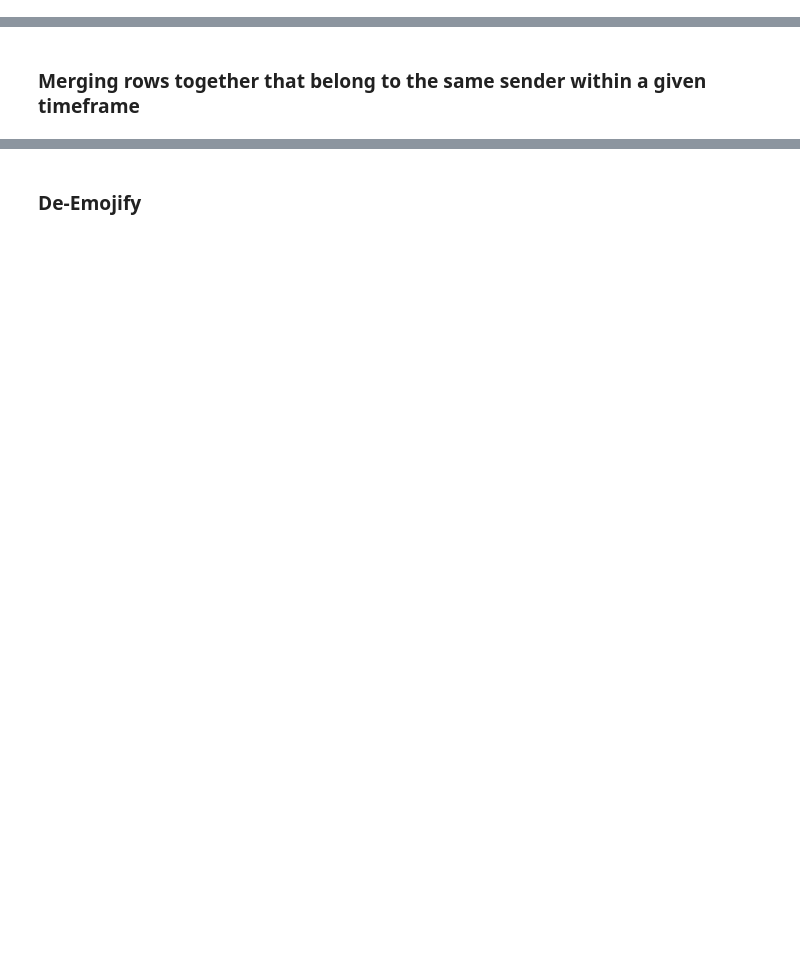
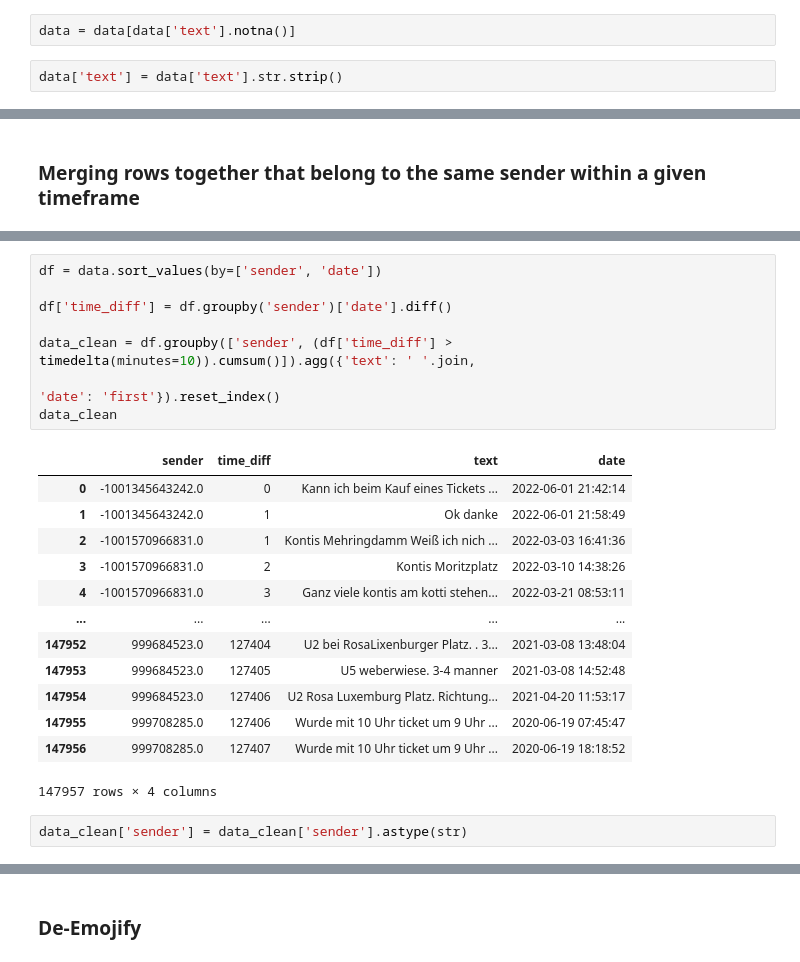
Before and after one commit to akinml/ticket-control-bvg, a Jupyter notebook: notebooks/first_nb.ipynb, the cells around one changed output, grey strips where cells are left out. Cells and saved outputs as stored; diff of their text form; blank space fills up the shorter version.

```diff
--- a/notebooks/first_nb.ipynb
+++ b/notebooks/first_nb.ipynb
@@ -141,0 +81,4 @@ data[['text', 'date']].tail()
+# %%
+data = data[data['text'].notna()]
+# %%
+data['text'] = data['text'].str.strip()
@@ -158,0 +95,24 @@ Name: date, Length: 206274, dtype: timedelta64[ns]
+# %%
+df = data.sort_values(by=['sender', 'date'])
+
+df['time_diff'] = df.groupby('sender')['date'].diff()
+
+data_clean = df.groupby(['sender', (df['time_diff'] > timedelta(minutes=10)).cumsum()]).agg({'text': ' '.join,
+                                                                                         'date': 'first'}).reset_index()
+data_clean
+# %% [output]
+|  | sender | time_diff | text | date |
+| 0 | -1001345643242.0 | 0 | Kann ich beim Kauf eines Tickets ... | 2022-06-01 21:42:14 |
+| 1 | -1001345643242.0 | 1 | Ok danke | 2022-06-01 21:58:49 |
+| 2 | -1001570966831.0 | 1 | Kontis Mehringdamm Weiß ich nich ... | 2022-03-03 16:41:36 |
+| 3 | -1001570966831.0 | 2 | Kontis Moritzplatz | 2022-03-10 14:38:26 |
+| 4 | -1001570966831.0 | 3 | Ganz viele kontis am kotti stehen... | 2022-03-21 08:53:11 |
+| ... | ... | ... | ... | ... |
+| 147952 | 999684523.0 | 127404 | U2 bei RosaLixenburger Platz. . 3... | 2021-03-08 13:48:04 |
+| 147953 | 999684523.0 | 127405 | U5 weberwiese. 3-4 manner | 2021-03-08 14:52:48 |
+| 147954 | 999684523.0 | 127406 | U2 Rosa Luxemburg Platz. Richtung... | 2021-04-20 11:53:17 |
+| 147955 | 999708285.0 | 127406 | Wurde mit 10 Uhr ticket um 9 Uhr ... | 2020-06-19 07:45:47 |
+| 147956 | 999708285.0 | 127407 | Wurde mit 10 Uhr ticket um 9 Uhr ... | 2020-06-19 18:18:52 |
+147957 rows × 4 columns
+# %%
+data_clean['sender'] = data_clean['sender'].astype(str)
```
Also changed, not shown: parts of 71 cells of this notebook, 2 other files.
